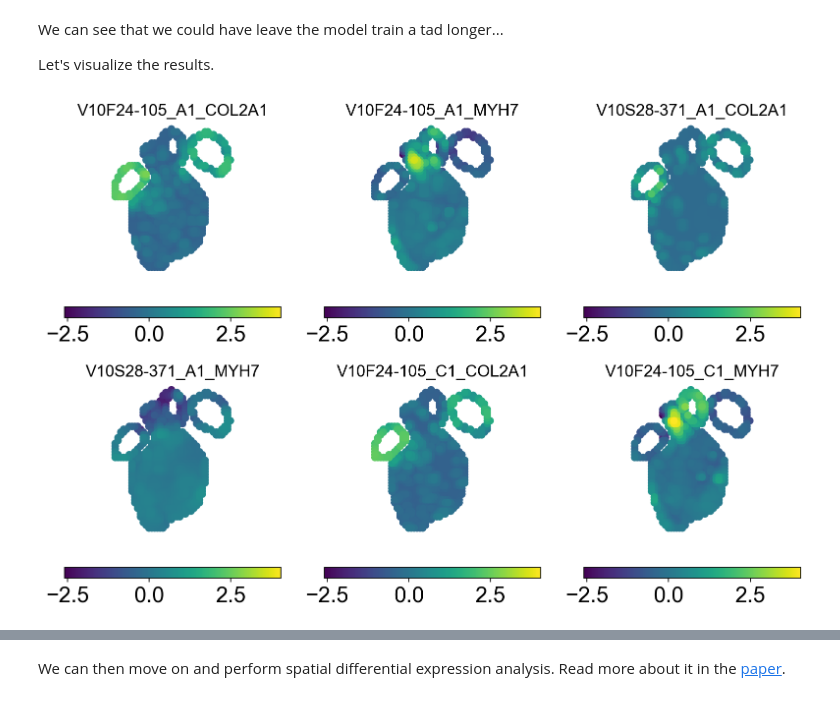
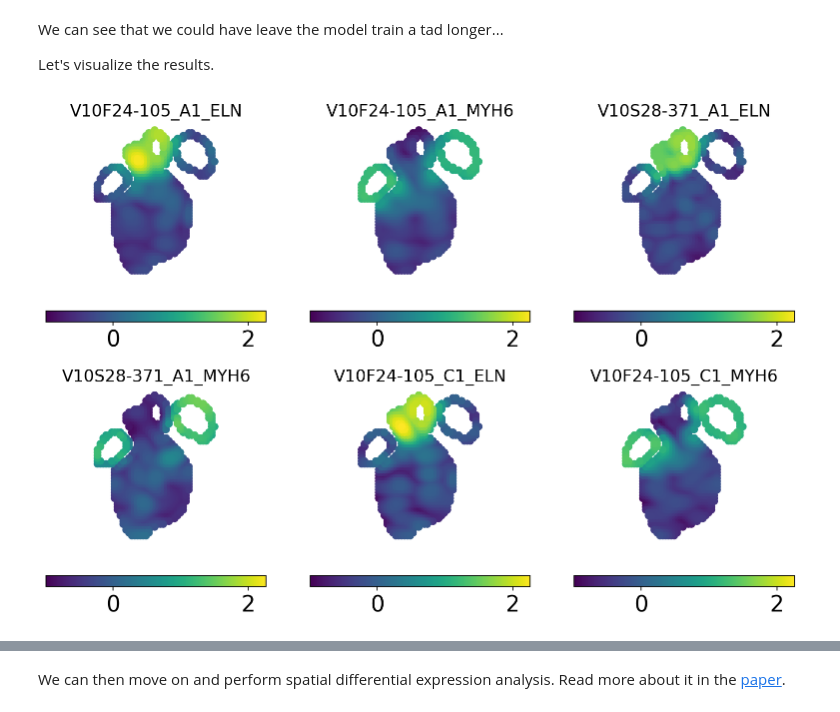
Before and after one commit to fmicompbio/adv_singlecell_2022, a Jupyter notebook: day3_spatial_transcriptomics/4_tutorial_registration_eggplant.ipynb, the cells around one changed output, grey strips where cells are left out. Saved outputs shown, nothing was run; the diff lists cells and outputs as text; code cells hidden in the pictures.

```diff
--- a/day3_spatial_transcriptomics/4_tutorial_registration_eggplant.ipynb
+++ b/day3_spatial_transcriptomics/4_tutorial_registration_eggplant.ipynb
@@ -27,7 +27,7 @@ import squidpy as sq
 sc.set_figure_params(figsize=(4, 4), frameon=False)
 # %%
 # set path
-path = pathlib.Path("/Users/giovanni.palla/Datasets/advomics/advomics_data_spatial")
+path = pathlib.Path("/data/day3_spatial_transcriptomics")
 # %% [markdown]
 Read reference image.
 # %%
@@ -129,7 +138,7 @@ eg.pl.visualize_observed(
 # %% [markdown]
 We select 4 genes to poerform the common coordinate framework registration.
 # %%
-genes = ["COL2A1", "ELN", "MYH6", "MYH7"]
+genes = ["ELN", "MYH6"]
 # %% [markdown]
 And run the model fiting.
 # %%
@@ -168,21 +171,21 @@ Let's visualize the results.
 # %%
 eg.pl.visualize_transfer(
     ref,
     n_cols=3,
-    attributes=["COL2A1", "MYH7"],
+    attributes=genes,
     include_title=True,
     fontsize=15,
     marker_size=35,
     share_colorscale=True,
     separate_colorbar=False,
     colorbar_fontsize=20,
     side_size=4,
     show_landmarks=False,
     flip_y=True,
     quantile_scaling=False,
 )
 # %% [output]
-[figure, old version]
+[figure, new version]
 # %%
 ref.adata.var
 # %% [output]
```
Also changed, not shown: parts of 9 cells of this notebook, 2 other files.
